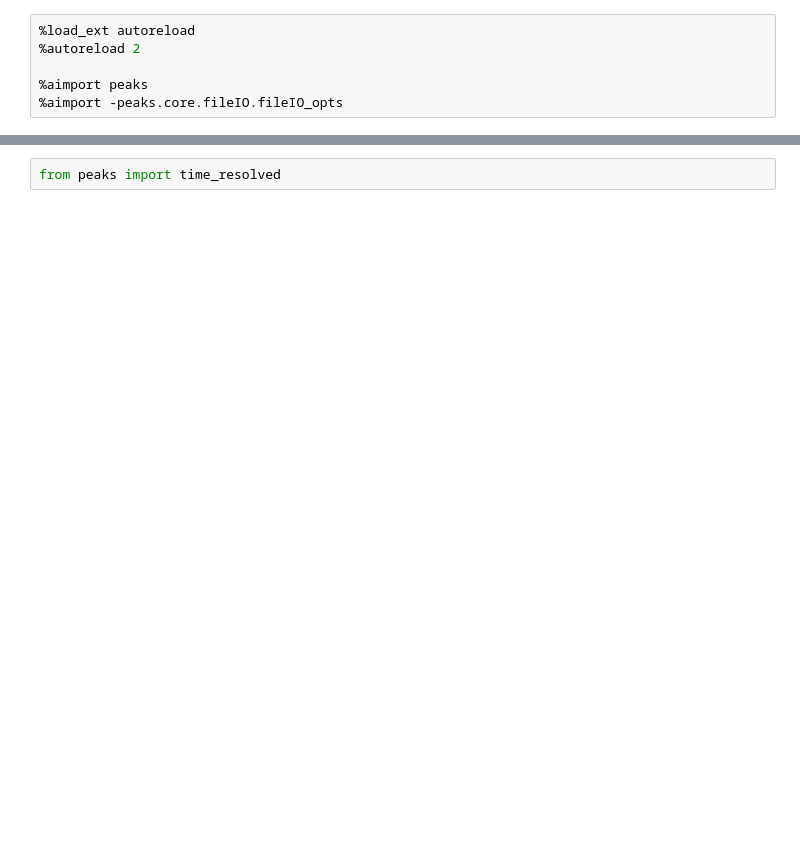
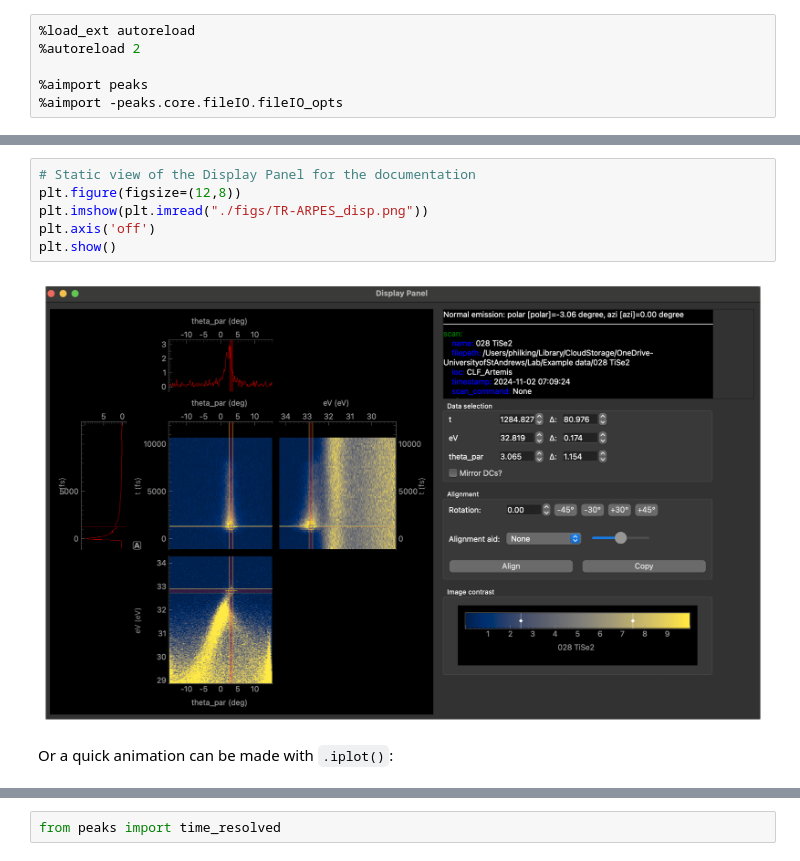
Before and after one commit to phrgab/peaks, a Jupyter notebook: tutorials/7_TR_ARPES.ipynb, the cells around one changed output, grey strips where cells are left out. Cells and saved outputs as stored; diff of their text form; blank space fills up the shorter version.

```diff
--- a/tutorials/7_TR_ARPES.ipynb
+++ b/tutorials/7_TR_ARPES.ipynb
@@ -48,0 +65,10 @@ analyser:
+# %%
+# Static view of the Display Panel for the documentation
+plt.figure(figsize=(12,8))
+plt.imshow(plt.imread("./figs/TR-ARPES_disp.png"))
+plt.axis('off')
+plt.show()
+# %% [output]
+[figure, added]
+# %% [markdown]
+Or a quick animation can be made with `.iplot()`:
```
Also changed, not shown: parts of 54 cells of this notebook, 31 other files.
